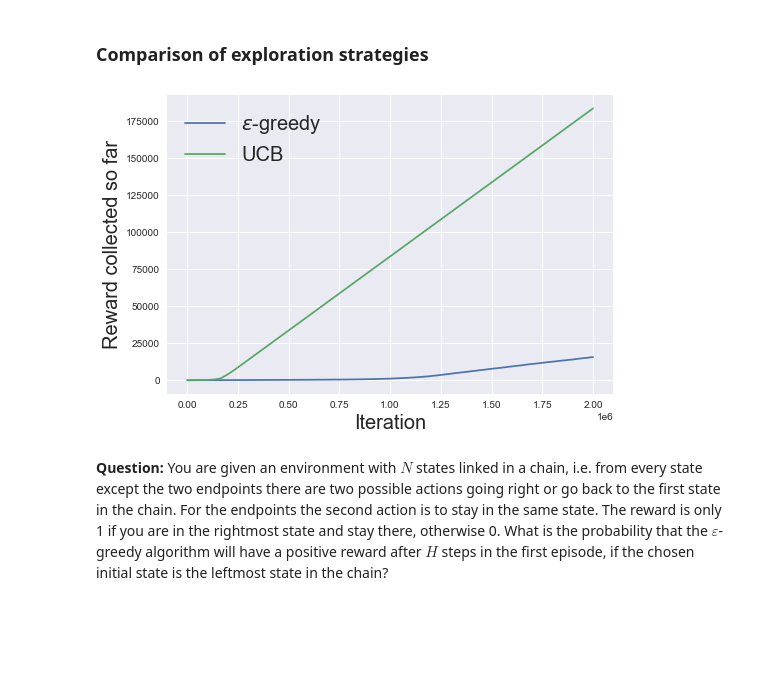
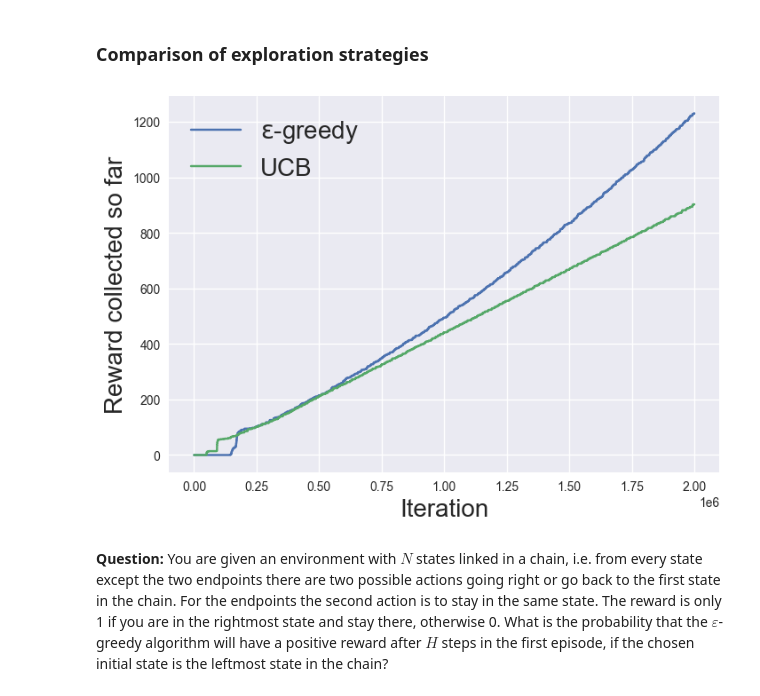
Before and after one commit to aristo6253/EE-568-Reinforcement-Learning, a Jupyter notebook: Assignement.ipynb, the cells around one changed output. Drawn from its saved outputs; the diff is of its cells as text; code cells hidden in the pictures; blank space fills up the shorter version.

```diff
--- a/Assignement.ipynb
+++ b/Assignement.ipynb
@@ -523,7 +531,7 @@ def q_learning_epsilon_greedy(K: int = 100000, H: int = 20, epsilon: float = 0.1
                                          p=gridworld.T[a][state])
 
             # Update Q according to the algorithm
-            Q[h, state, a] = ???
+            Q[h, state, a] = (1 - alpha) * Q[h, state, a] + alpha * (rewards[h] + V[h + 1, new_state])
 
             # Update V as the Q-value of the optimal actions for the current state
             V[h, state] = np.min([np.max(Q[h, state, :]), H])
@@ -577,7 +585,7 @@ def q_learning_ucb_bonuses(K: int = 100000, H: int = 20, c: float = 0.0001) -> L
             alpha = (H + 1) / (H + N[h, state, a])
 
             # Update Q according to the algorithm
-            Q[h, state, a] = ???
+            Q[h, state, a] = (1 - alpha) * Q[h, state, a] + alpha * (rewards[h] + V[h + 1, new_state] + bonus)
 
             # Update V as the Q-value of the optimal actions for the current state
             V[h, state] = np.max(Q[h, state, :])
@@ -594,14 +602,14 @@ cumulative_reward_UCB = np.cumsum(reward_UCB)
 # %%
 plot_lines(
     [cumulative_reward_eps_greedy, cumulative_reward_UCB],
     [r"$\epsilon$-greedy", "UCB"],
     ["Iteration", "Reward collected so far"],
     "figs",
     "ucbvseps",
-    show=False
+    show=True
 )
 # %% [output]
-[figure, old version]
+[figure, new version]
 # %% [markdown]
 **Question:** You are given an environment with $N$ states linked in a chain, i.e. from every state except the two endpoints there are two possible actions going right or go back to the first state in the chain. For the endpoints the second action is to stay in the same state. The reward is only 1 if you are in the rightmost state and stay there, otherwise 0. What is the probability that the $\varepsilon$-greedy algorithm will have a positive reward after $H$ steps in the first episode, if the chosen initial state is the leftmost state in the chain?
 # %% [markdown]
```
Also changed, not shown: parts of 4 cells of this notebook.
